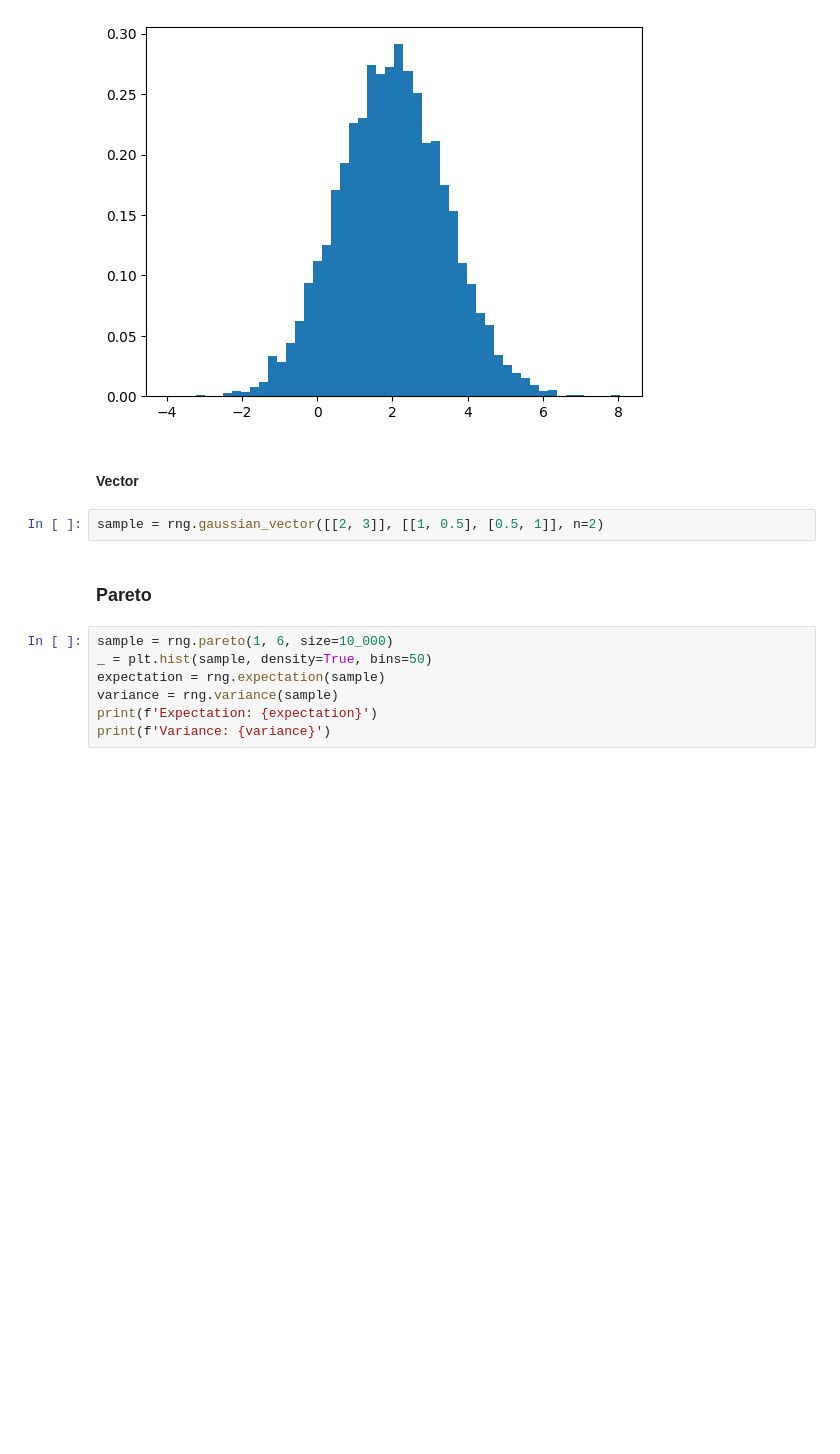
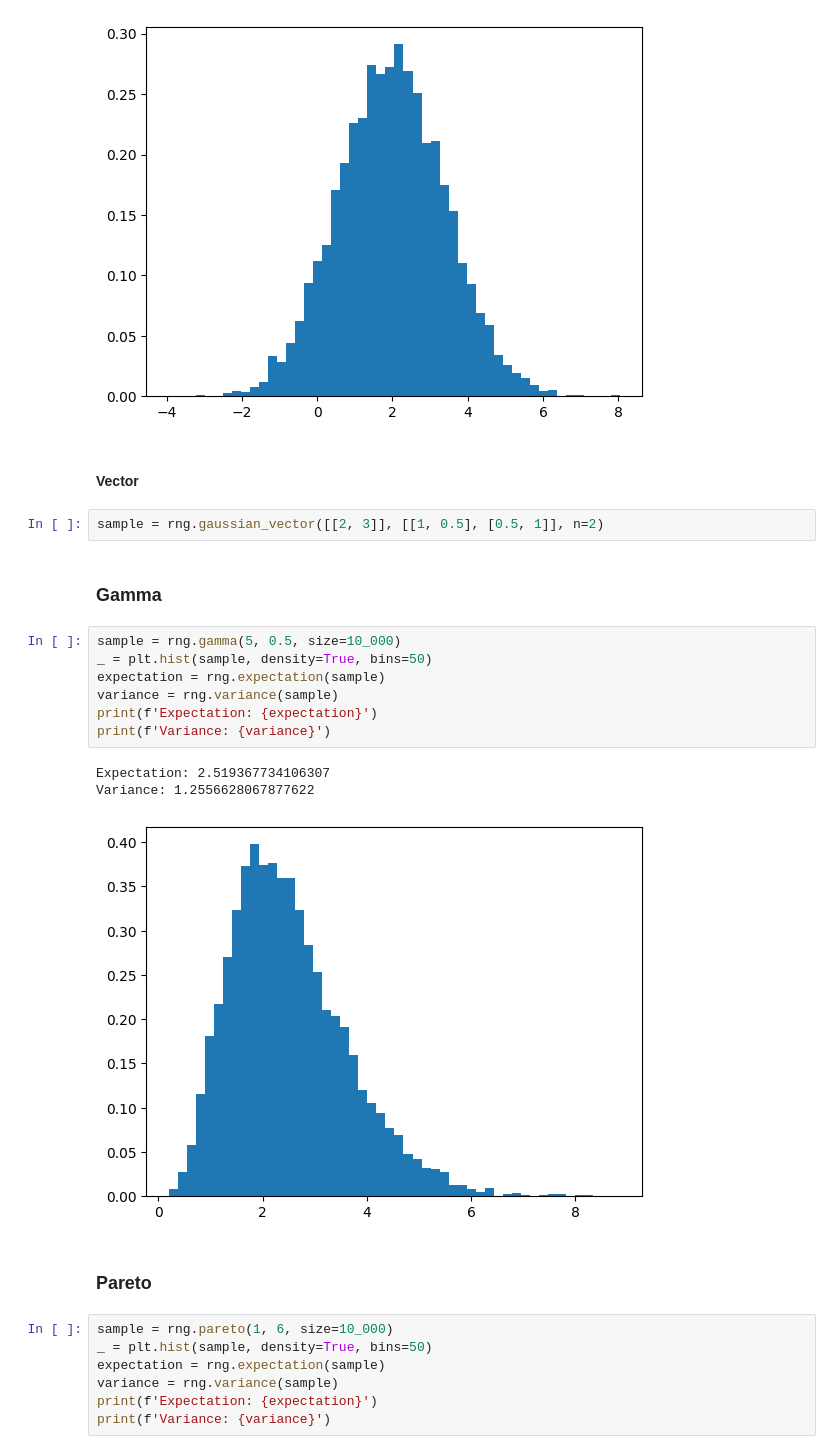
Before and after one commit to aalp75/random-generator, a Jupyter notebook: examples/continuous.ipynb, the cells around one changed output. Cells and saved outputs as stored; diff of their text form; blank space fills up the shorter version.

Commit message:
add gamma

```diff
--- a/examples/continuous.ipynb
+++ b/examples/continuous.ipynb
@@ -62,6 +46,19 @@ Variance: 2.0079149577128845
 #### Vector
 # %%
 sample = rng.gaussian_vector([[2, 3]], [[1, 0.5], [0.5, 1]], n=2)
+# %% [markdown]
+### Gamma
+# %%
+sample = rng.gamma(5, 0.5, size=10_000)
+_ = plt.hist(sample, density=True, bins=50)
+expectation = rng.expectation(sample)
+variance = rng.variance(sample)
+print(f'Expectation: {expectation}')
+print(f'Variance: {variance}')
+# %% [output]
+Expectation: 2.519367734106307
+Variance: 1.2556628067877622
+[figure, added]
 # %% [markdown]
 ### Pareto
 # %%
```
Also changed, not shown: parts of 1 cell of this notebook, 1 other file.
